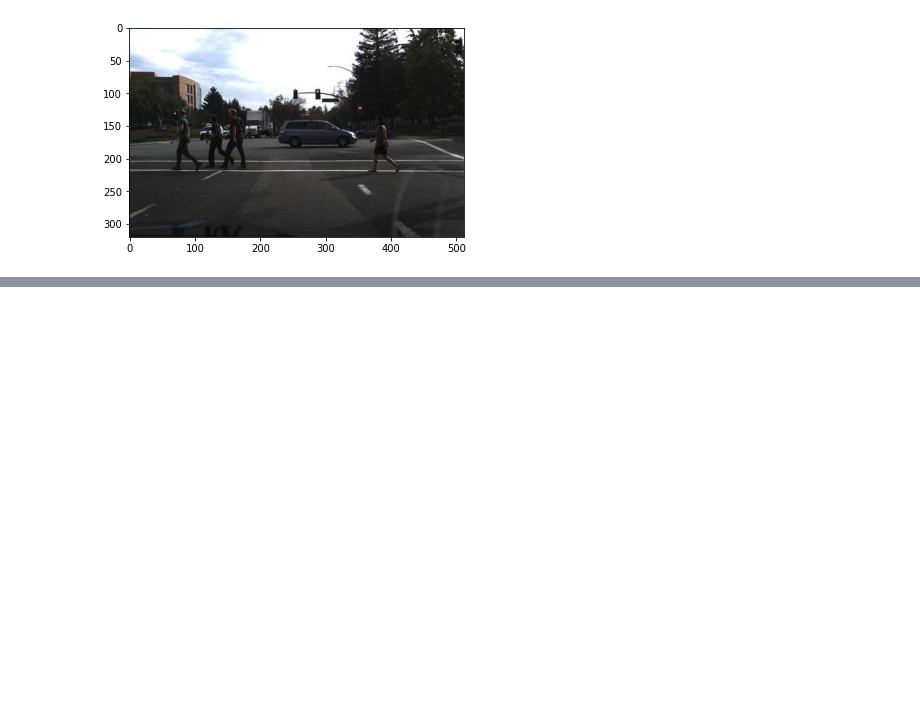
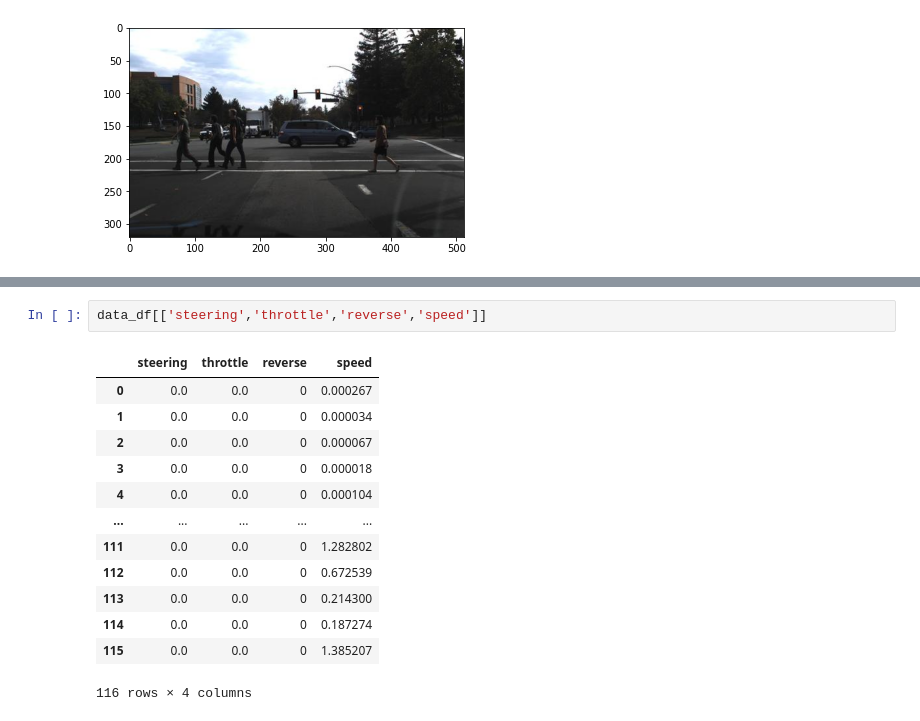
Before and after one commit to slevin48/self-driving, a Jupyter notebook: self-driving.ipynb, the cells around one changed output, grey strips where cells are left out. Drawn from its saved outputs; the diff is of its cells as text; blank space fills up the shorter version.

```diff
--- a/self-driving.ipynb
+++ b/self-driving.ipynb
@@ -116,0 +162,16 @@ plt.imshow(image)
+# %%
+data_df[['steering','throttle','reverse','speed']]
+# %% [output]
+|  | steering | throttle | reverse | speed |
+| 0 | 0.0 | 0.0 | 0 | 0.000267 |
+| 1 | 0.0 | 0.0 | 0 | 0.000034 |
+| 2 | 0.0 | 0.0 | 0 | 0.000067 |
+| 3 | 0.0 | 0.0 | 0 | 0.000018 |
+| 4 | 0.0 | 0.0 | 0 | 0.000104 |
+| ... | ... | ... | ... | ... |
+| 111 | 0.0 | 0.0 | 0 | 1.282802 |
+| 112 | 0.0 | 0.0 | 0 | 0.672539 |
+| 113 | 0.0 | 0.0 | 0 | 0.214300 |
+| 114 | 0.0 | 0.0 | 0 | 0.187274 |
+| 115 | 0.0 | 0.0 | 0 | 1.385207 |
+116 rows × 4 columns
```
Also changed, not shown: parts of 12 cells of this notebook, 6 other files.
